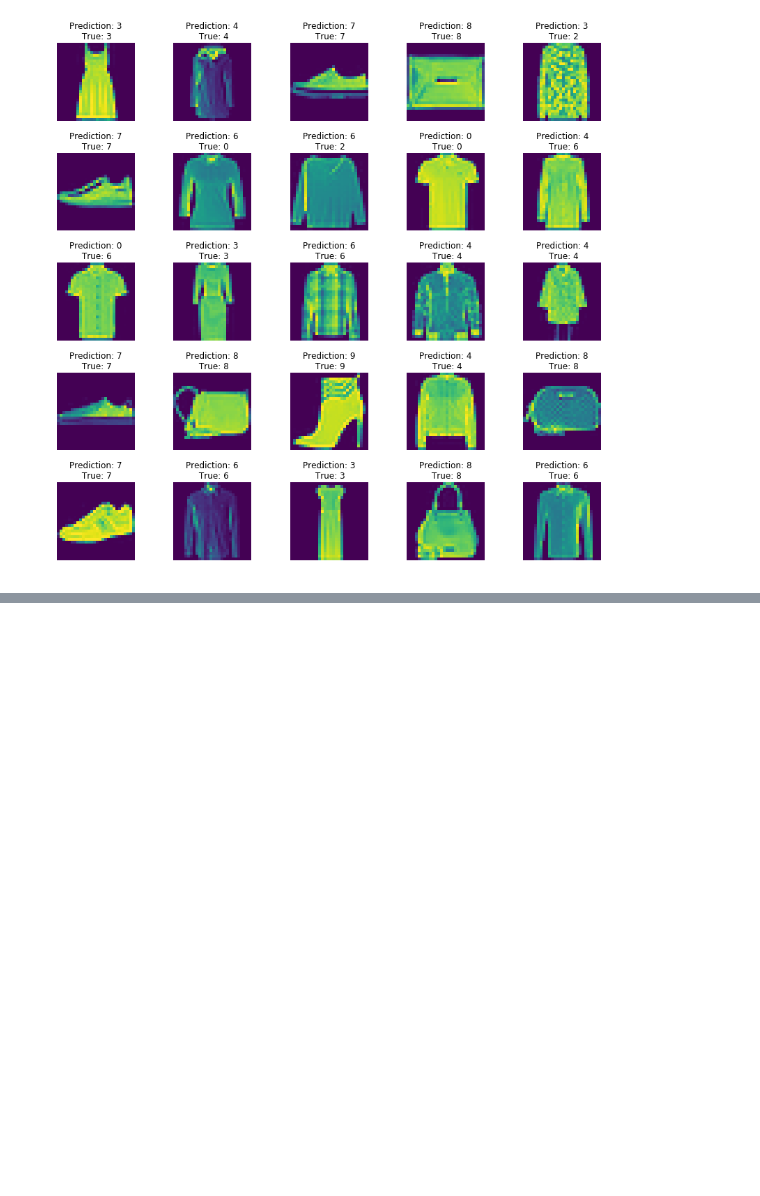
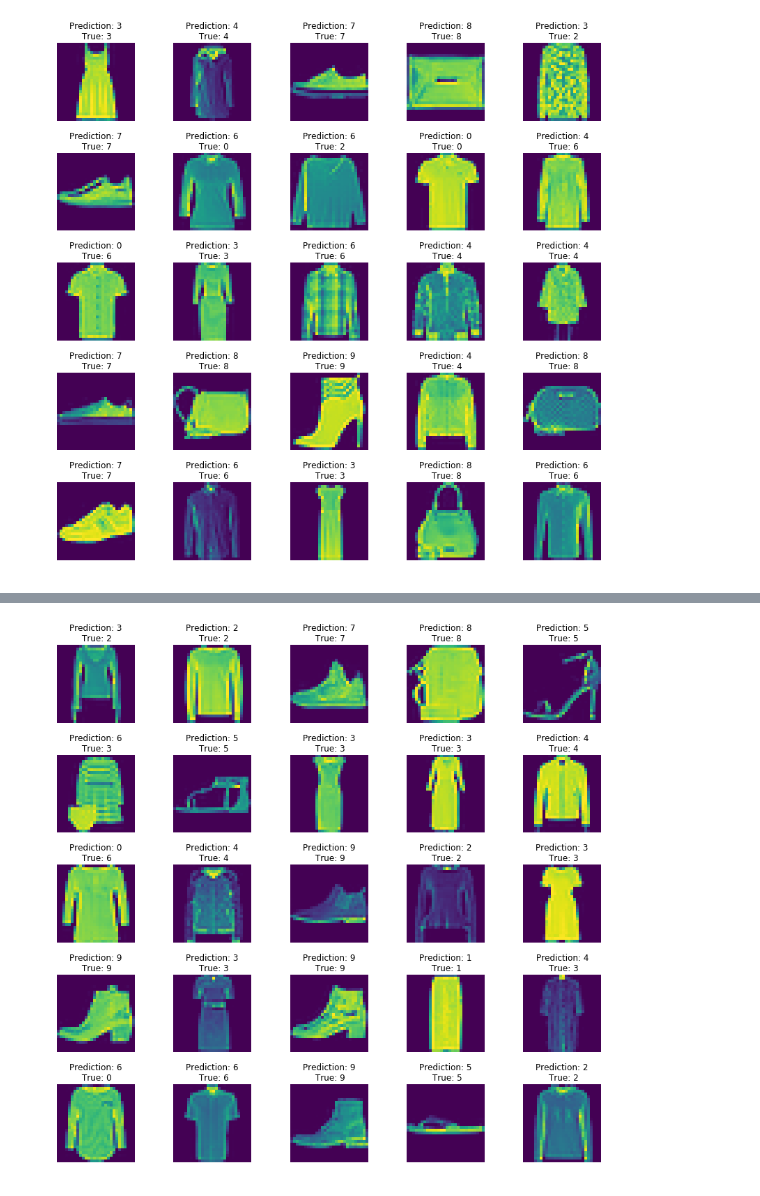
Before and after one commit to SidJain1412/FashionMNIST, a Jupyter notebook: Test1.ipynb, the cells around one changed output, grey strips where cells are left out. Cells and saved outputs as stored; diff of their text form; code cells hidden in the pictures; blank space fills up the shorter version.

Commit message:
Added new model, inspired by VGG16, 92.25% accuracy

```diff
--- a/Test1.ipynb
+++ b/Test1.ipynb
@@ -193,3 +188,24 @@ for i in range(25):
 plt.subplots_adjust(wspace=0.5)
 # %% [output]
 [figure]
+# %%
+classifier = Sequential()
+# classifier.add(InputLayer(input_shape=(28*28,)))
+classifier.add(Conv2D(32, (3, 3), input_shape=(28, 28, 1), activation='relu'))
+classifier.add(Conv2D(32, (3, 3), input_shape=(28, 28, 1), activation='relu'))
+classifier.add(MaxPooling2D(pool_size=(2, 2)))
+classifier.add(Conv2D(64, (3, 3), activation='relu'))
+classifier.add(MaxPooling2D(pool_size=(2, 2)))
+classifier.add(Flatten())
+classifier.add(Dense(units=64, activation='relu'))
+classifier.add(Dropout(0.5))
+classifier.add(Dense(units=64, activation='relu'))
+classifier.add(Dropout(0.5))
+classifier.add(Dense(units=10, activation='sigmoid'))
+
+classifier.compile(
+    optimizer='adam', loss='sparse_categorical_crossentropy', metrics=['accuracy'])
+# %%
+%%time
+# Actually trained for 35 epochs, accidentally overwrote the first 10 (got to around 86%)
+classifier.fit(train_X, train_y, epochs=25, batch_size=256)
@@ -195,0 +237,19 @@ plt.subplots_adjust(wspace=0.5)
+# %%
+predictions = classifier.predict_classes(test_X)
+import random
+
+fig, axes = plt.subplots(5, 5, figsize=(14, 14))
+# axes is currently in multiple lists, ravel reshapes it to 1d (?)
+axes = axes.ravel()
+
+randnum = random.randint(0, 9975)
+
+for i in range(25):
+    axes[i].imshow(test_X[randnum + i].reshape(28, 28))
+    axes[i].set_title('Prediction: %d\n True: %d' %
+                      (predictions[randnum + i], test_y[randnum + i]))
+    axes[i].axis('off')
+
+plt.subplots_adjust(wspace=0.5)
+# %% [output]
+[figure, added]
```
Also changed, not shown: parts of 7 cells of this notebook.
